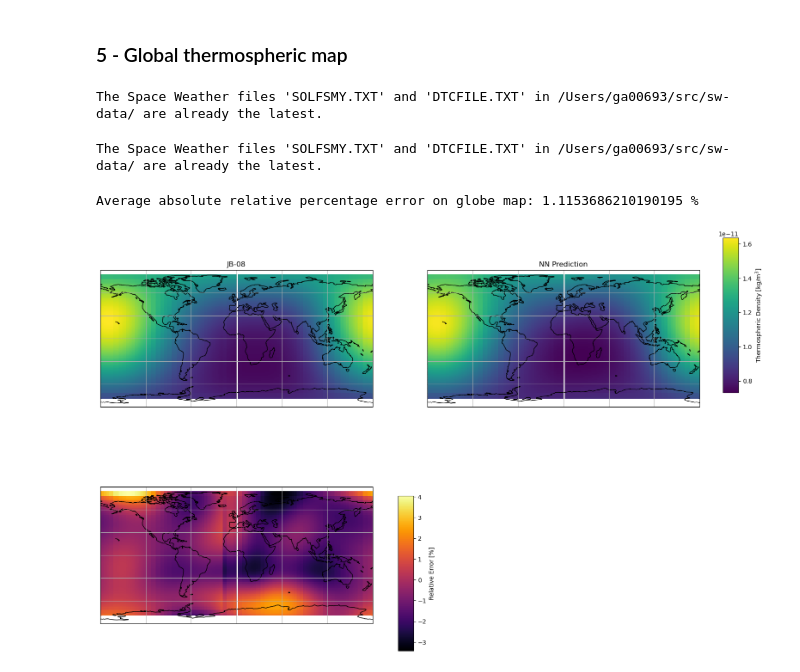
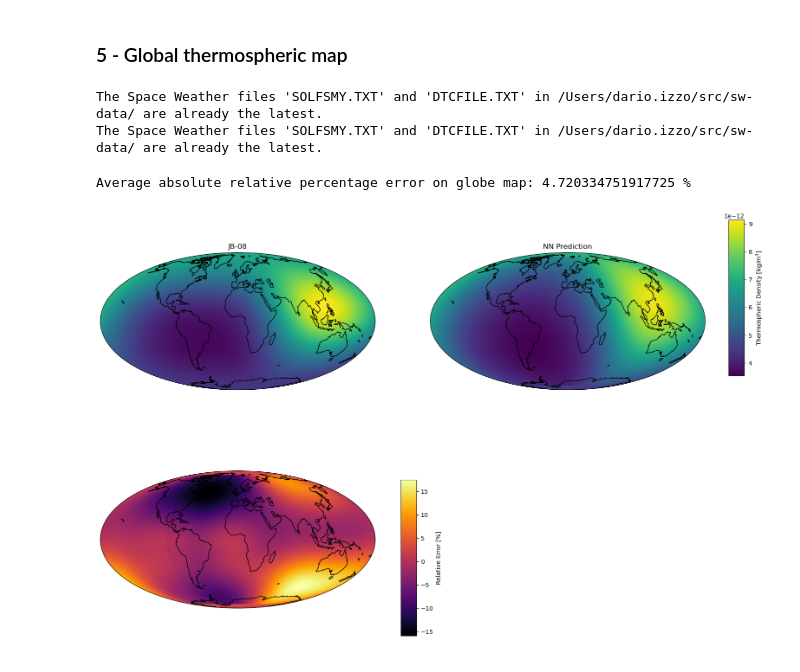
Before and after one commit to esa/thermonets, a Jupyter notebook: notebooks/jb08_analysis.ipynb, the cells around one changed output. Cells and saved outputs as stored; diff of their text form; code cells hidden in the pictures.

```diff
--- a/notebooks/jb08_analysis.ipynb
+++ b/notebooks/jb08_analysis.ipynb
@@ -181,17 +181,22 @@ ax[1].hist(rel_err_global_fit, bins = 100, density=False, alpha=0.5);
 # %% [markdown]
 ### 5 - Global thermospheric map
+# %%
+# We first establish the longitude latitude grid thickness
+n_grid=200
+
+# Altitude in km
+alt = 350.*np.ones(n_grid*n_grid)
+
+# Date
+date = datetime.datetime(2018, 6, 22, 6, 13, 35)
 # %%
 # We first establish the longitude latitude grid, by randomly picking points on a sphere:
-n_grid=200
-u,v=np.array(list(np.random.uniform(low=0,high=1,size=(n_grid,)))), np.array(list(np.random.uniform(low=0,high=1,size=(n_grid,))))
-longitude,latitude=np.sort(2*np.pi*u), np.sort(np.arccos(2*v-1)-np.pi/2)#we sort them for plotting reasons
+u,v= np.linspace(0,1,n_grid), np.linspace(0,1,n_grid)
+longitude,latitude=2*np.pi*u-np.pi, np.arccos(2*v-1)-np.pi/2
 lonlat_grid=np.stack([*np.meshgrid(longitude,latitude)],axis=2).reshape(-1,2) #we generate the matrix of latitude longitude points
 
-#we set a fixed altitude:
-alt = 280.*np.ones((len(lonlat_grid),))
 # We then pick a date, and extract the day of the year, the seconds in day and the corresponding space weather quantities:
 # Note: for each input I need to construct an array of the same length of lonlat_grid, for preparing the NN inference
-date = datetime.datetime(2018, 6, 22, 1, 13, 35)
 doys = date.timetuple().tm_yday * np.ones((len(lonlat_grid),))
 seconds_in_day = (date.hour*3600+date.minute*60+date.second+date.microsecond/1e6) * np.ones((len(lonlat_grid),))
 swfile = pyatmos.download_sw_jb2008()
@@ -199,8 +204,13 @@ swdata = pyatmos.read_sw_jb2008(swfile)
 
 #we extract the target density (running JB-08):
 true = np.zeros((len(lonlat_grid),))
-for i in tqdm(range(len(lonlat_grid))):
-    true[i]=pyatmos.jb2008(date,(np.rad2deg(lonlat_grid[i,1]), np.rad2deg(lonlat_grid[i,0]), alt[i]), swdata).rho
+#for i in tqdm(range(len(lonlat_grid))):
+#    true[i]=pyatmos.jb2008(date,(np.rad2deg(lonlat_grid[i,1]), np.rad2deg(lonlat_grid[i,0]), alt[i]), swdata).rho
+i=0
+for lat in np.linspace(90,-90,n_grid):
+    for lon in np.linspace(-180,180,n_grid):
+        true[i]=pyatmos.jb2008(date,(lat, lon, alt[i]), swdata).rho
+        i=i+1
 #now the sun declination and right ascension:
 sunpos = astropy.coordinates.get_sun(astropy.time.Time(date))
 sun_ra=sunpos.ra.rad*np.ones((len(lonlat_grid),))
@@ -245,8 +255,8 @@ predicted = tn.rho_approximation(db_processed_torch[:,-2],
                                  params,
                                  backend="torch")
 # %% [output]
-The Space Weather files 'SOLFSMY.TXT' and 'DTCFILE.TXT' in /Users/ga00693/src/sw-data/ are already the latest.
+The Space Weather files 'SOLFSMY.TXT' and 'DTCFILE.TXT' in /Users/dario.izzo/src/sw-data/ are already the latest.
+The Space Weather files 'SOLFSMY.TXT' and 'DTCFILE.TXT' in /Users/dario.izzo/src/sw-data/ are already the latest.
-The Space Weather files 'SOLFSMY.TXT' and 'DTCFILE.TXT' in /Users/ga00693/src/sw-data/ are already the latest.
 # %%
 #we setup the longitude x latitude grid, and compute the relative error (in %)
 lon_grid=np.rad2deg(lonlat_grid[:,0].reshape((n_grid,n_grid)))
@@ -259,7 +269,7 @@ vmin=min([true.min(), predicted.min().item()])
 vmax=max([true.max(), predicted.max().item()])
 
 #we now create a figure with a globe projection on top:
-fig, ax = plt.subplots(figsize=(18, 12), nrows=2, ncols=2, subplot_kw={'projection': ccrs.PlateCarree(central_longitude=0)})
+fig, ax = plt.subplots(figsize=(18, 12), nrows=2, ncols=2, subplot_kw={'projection': ccrs.Mollweide(central_longitude=0)})
 #we flatten the axis and remove the last figure
 ax=ax.ravel()
 ax[-1].axis('off')
@@ -272,7 +282,7 @@ ax[0].pcolormesh(lon_grid,
                         vmax=vmax)
 ax[0].set_global()
 ax[0].coastlines()
-ax[0].gridlines()
+#ax[0].gridlines()
 ax[0].set_title('JB-08')
 
 #the NN prediction on the second:
@@ -282,34 +292,34 @@ im2 = ax[1].pcolormesh(lon_grid,
                         transform=ccrs.PlateCarree(),
                         vmin=vmin,
                         vmax=vmax)
 ax[1].set_global()
 ax[1].coastlines()
-ax[1].gridlines()
+#ax[1].gridlines()
 ax[1].set_title('NN Prediction')
 #we add a shared colorbar for the first two figures:
 cax1 = fig.add_axes([0.93, 0.6, 0.02, 0.3])  # [left, bottom, width, height]
 cbar1 = plt.colorbar(im2,
                      orientation='vertical',
                      fraction=0.035,
                      cax=cax1)
 cbar1.set_label('Thermospheric Density [kg/m$^3$]')
 
 #we finally plot the relative error in the second row
 im3 = ax[2].pcolormesh(lon_grid,
                         lat_grid,
                         rel_err.reshape((n_grid,n_grid)),
                         transform=ccrs.PlateCarree(),
                         cmap='inferno')
 ax[2].set_global()
 ax[2].coastlines()
-ax[2].gridlines()
+#ax[2].gridlines()
 #and we add the colorbar for that:
 cax2 = fig.add_axes([0.51, 0.1, 0.02, 0.3])  # [left, bottom, width, height]
 cbar1 = plt.colorbar(im3,
                      orientation='vertical',
                      fraction=0.035,
                      cax=cax2)
 cbar1.set_label('Relative Error [%]')
 # %% [output]
-Average absolute relative percentage error on globe map: 1.1153686210190195 %
+Average absolute relative percentage error on globe map: 4.720334751917725 %
-[figure, old version]
+[figure, new version]
```
Also changed, not shown: parts of 3 cells of this notebook, 4 other files.
